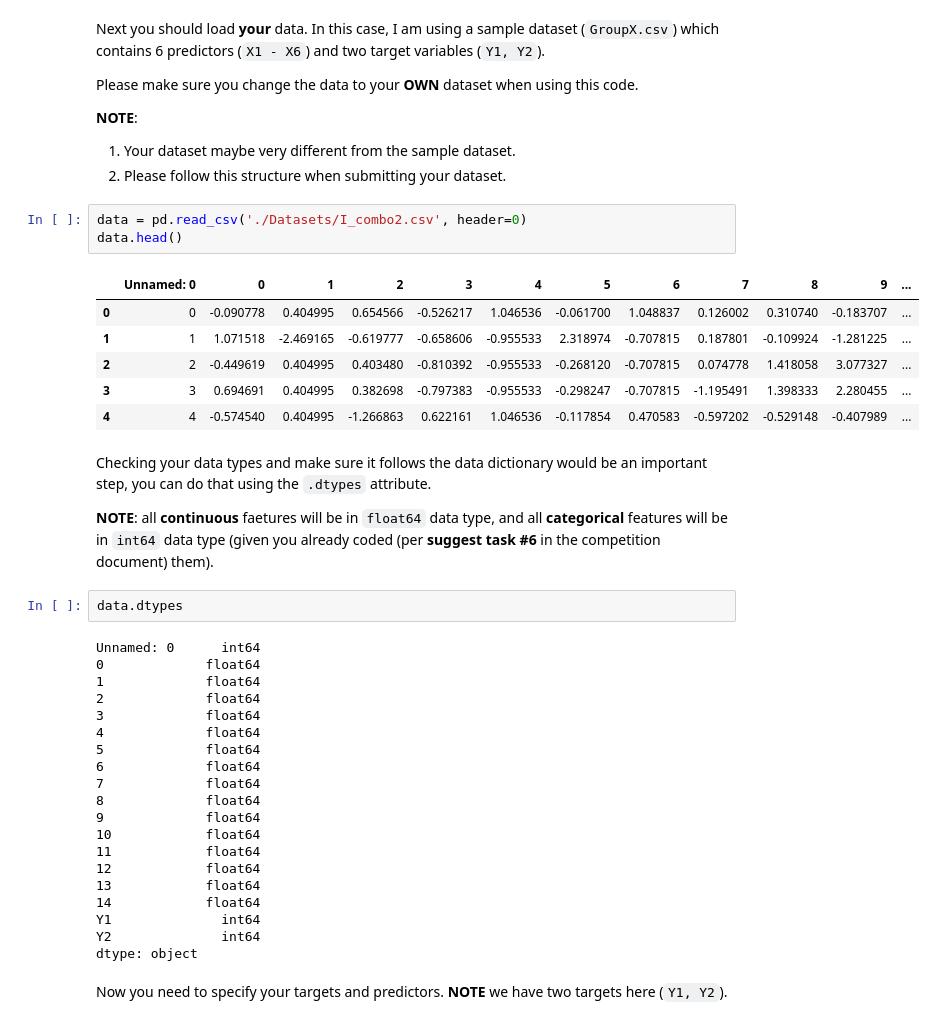
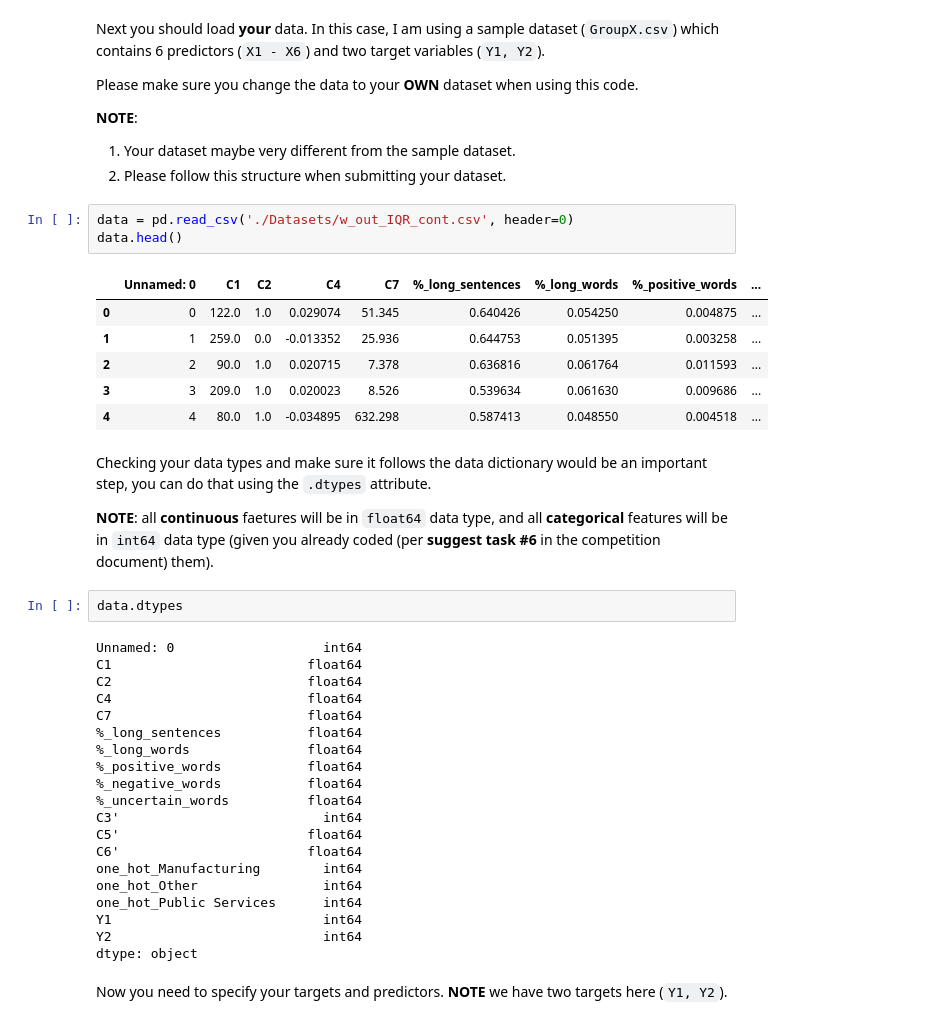
Before and after one commit to BA545-SP2019/2019-competition1-3-musketeers, a Jupyter notebook: Evaluation-Code-V0.ipynb, the cells around one changed output. Drawn from its saved outputs; the diff is of its cells as text.

```diff
--- a/Evaluation-Code-V0.ipynb
+++ b/Evaluation-Code-V0.ipynb
@@ -35,15 +35,15 @@ __NOTE__:
 1. Your dataset maybe very different from the sample dataset.
 2. Please follow this structure when submitting your dataset.
 # %%
-data = pd.read_csv('./Datasets/I_combo2.csv', header=0)
+data = pd.read_csv('./Datasets/w_out_IQR_cont.csv', header=0)
 data.head()
 # %% [output]
-|  | Unnamed: 0 | 0 | 1 | 2 | 3 | 4 | 5 | 6 | 7 | 8 | 9 | ... |
-| 0 | 0 | -0.090778 | 0.404995 | 0.654566 | -0.526217 | 1.046536 | -0.061700 | 1.048837 | 0.126002 | 0.310740 | -0.183707 | ... |
-| 1 | 1 | 1.071518 | -2.469165 | -0.619777 | -0.658606 | -0.955533 | 2.318974 | -0.707815 | 0.187801 | -0.109924 | -1.281225 | ... |
-| 2 | 2 | -0.449619 | 0.404995 | 0.403480 | -0.810392 | -0.955533 | -0.268120 | -0.707815 | 0.074778 | 1.418058 | 3.077327 | ... |
-| 3 | 3 | 0.694691 | 0.404995 | 0.382698 | -0.797383 | -0.955533 | -0.298247 | -0.707815 | -1.195491 | 1.398333 | 2.280455 | ... |
-| 4 | 4 | -0.574540 | 0.404995 | -1.266863 | 0.622161 | 1.046536 | -0.117854 | 0.470583 | -0.597202 | -0.529148 | -0.407989 | ... |
+|  | Unnamed: 0 | C1 | C2 | C4 | C7 | %_long_sentences | %_long_words | %_positive_words | ... |
+| 0 | 0 | 122.0 | 1.0 | 0.029074 | 51.345 | 0.640426 | 0.054250 | 0.004875 | ... |
+| 1 | 1 | 259.0 | 0.0 | -0.013352 | 25.936 | 0.644753 | 0.051395 | 0.003258 | ... |
+| 2 | 2 | 90.0 | 1.0 | 0.020715 | 7.378 | 0.636816 | 0.061764 | 0.011593 | ... |
+| 3 | 3 | 209.0 | 1.0 | 0.020023 | 8.526 | 0.539634 | 0.061630 | 0.009686 | ... |
+| 4 | 4 | 80.0 | 1.0 | -0.034895 | 632.298 | 0.587413 | 0.048550 | 0.004518 | ... |
 # %% [markdown]
 Checking your data types and make sure it follows the data dictionary would be an important step, you can do that using the `.dtypes` attribute.
 
@@ -51,24 +51,24 @@ __NOTE__: all __continuous__ faetures will be in `float64` data type, and all __
 # %%
 data.dtypes
 # %% [output]
-Unnamed: 0      int64
-0             float64
-1             float64
-2             float64
-3             float64
-4             float64
-5             float64
-6             float64
-7             float64
-8             float64
-9             float64
-10            float64
-11            float64
-12            float64
-13            float64
-14            float64
-Y1              int64
-Y2              int64
+Unnamed: 0                   int64
+C1                         float64
+C2                         float64
+C4                         float64
+C7                         float64
+%_long_sentences           float64
+%_long_words               float64
+%_positive_words           float64
+%_negative_words           float64
+%_uncertain_words          float64
+C3'                          int64
+C5'                        float64
+C6'                        float64
+one_hot_Manufacturing        int64
+one_hot_Other                int64
+one_hot_Public Services      int64
+Y1                           int64
+Y2                           int64
 dtype: object
 # %% [markdown]
 Now you need to specify your targets and predictors. __NOTE__ we have two targets here (`Y1, Y2`).
```
Also changed, not shown: parts of 7 cells of this notebook, 14 other files.
